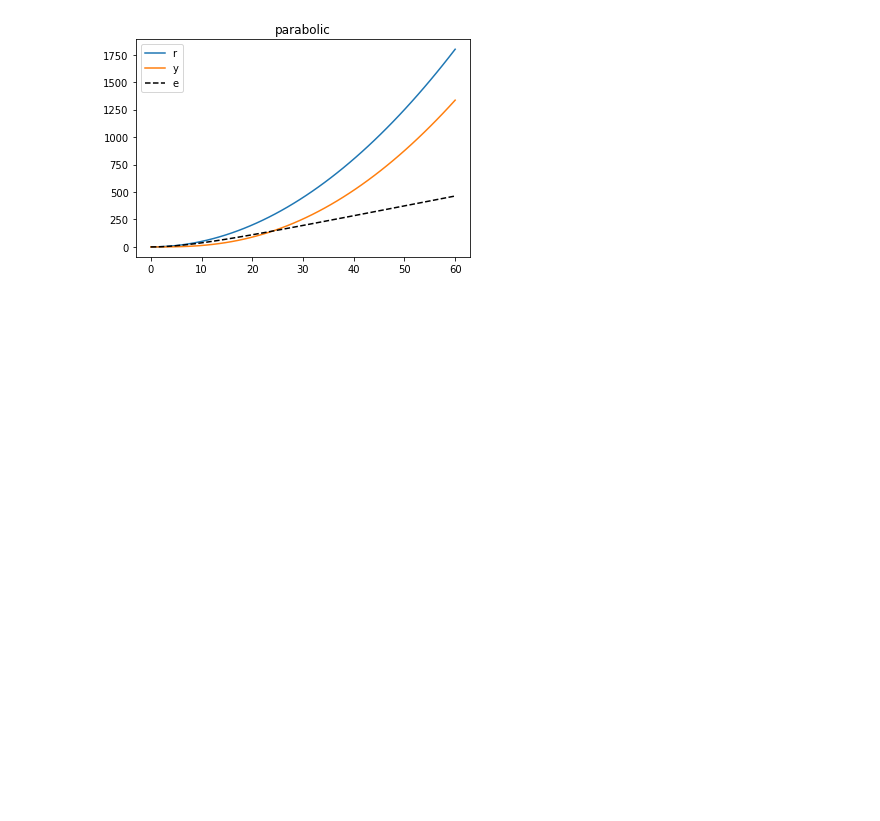
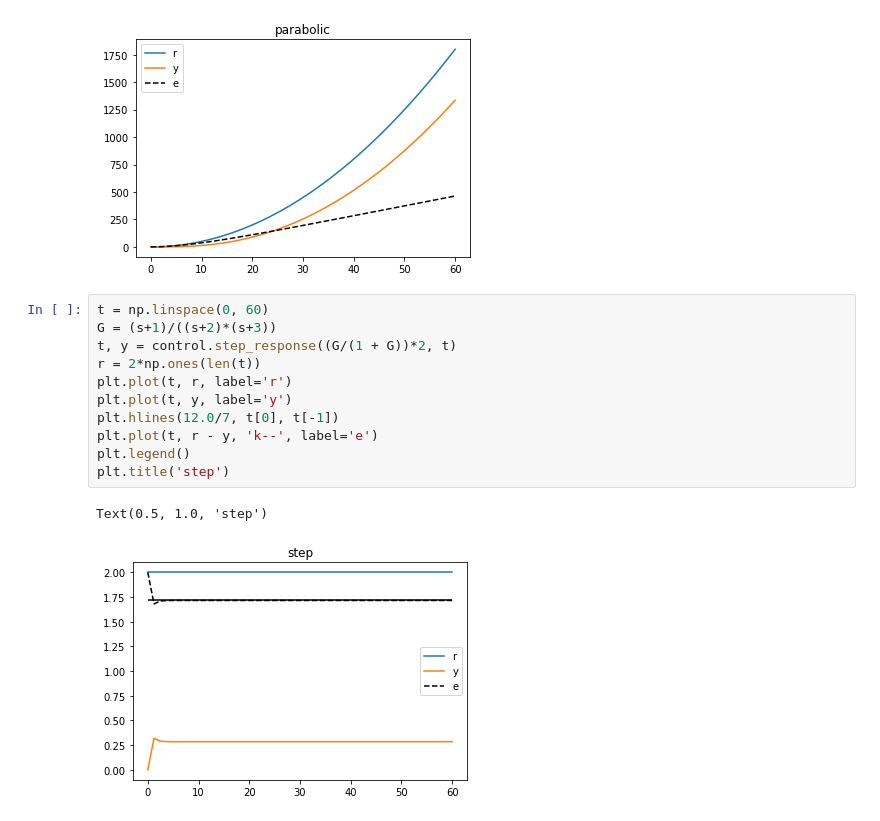
Before and after one commit to jgoppert/aae364_notebook, a Jupyter notebook: SteadyStateError.ipynb, the cells around one changed output. Saved outputs shown, nothing was run; the diff lists cells and outputs as text; blank space fills up the shorter version.

```diff
--- a/SteadyStateError.ipynb
+++ b/SteadyStateError.ipynb
@@ -151,3 +151,17 @@ plt.title('parabolic')
 # %% [output]
 Text(0.5, 1.0, 'parabolic')
 [figure]
+# %%
+t = np.linspace(0, 60)
+G = (s+1)/((s+2)*(s+3))
+t, y = control.step_response((G/(1 + G))*2, t)
+r = 2*np.ones(len(t))
+plt.plot(t, r, label='r')
+plt.plot(t, y, label='y')
+plt.hlines(12.0/7, t[0], t[-1])
+plt.plot(t, r - y, 'k--', label='e')
+plt.legend()
+plt.title('step')
+# %% [output]
+Text(0.5, 1.0, 'step')
+[figure, added]
```
Also changed, not shown: parts of 3 cells of this notebook.
